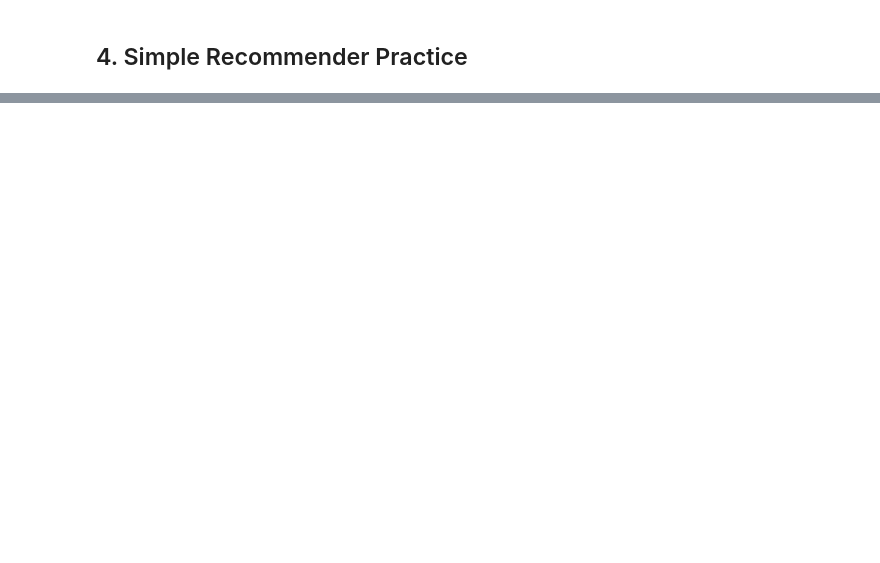
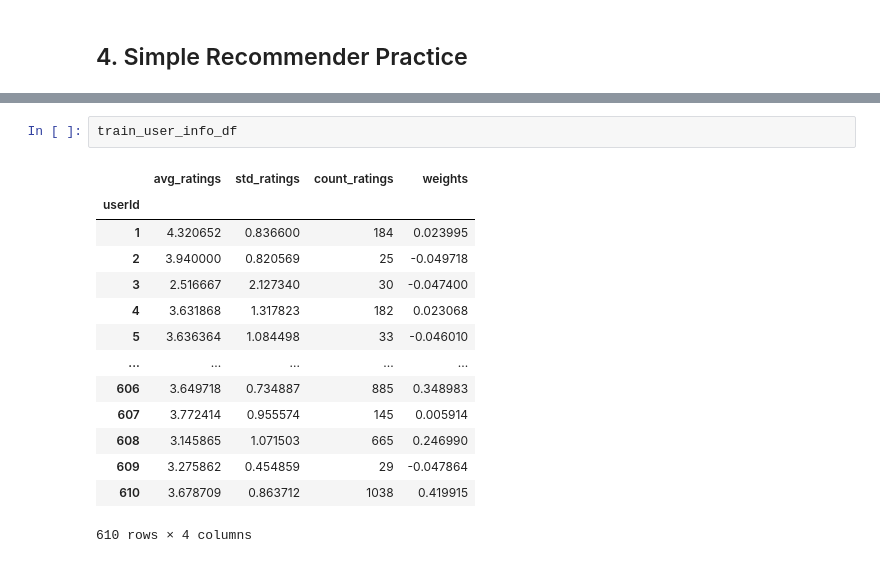
Before and after one commit to KevinTheRainmaker/Recommendation_Algorithms, a Jupyter notebook: colab/fastcampus/Recommender_Trial.ipynb, the cells around one changed output, grey strips where cells are left out. Cells and saved outputs as stored; diff of their text form; blank space fills up the shorter version.

```diff
--- a/colab/fastcampus/Recommender_Trial.ipynb
+++ b/colab/fastcampus/Recommender_Trial.ipynb
@@ -245,0 +369,17 @@ Number of Unseen data in test set: (852, 4)
+# %%
+train_user_info_df
+# %% [output]
+|  | avg_ratings | std_ratings | count_ratings | weights |
+| userId |  |  |  |  |
+| 1 | 4.320652 | 0.836600 | 184 | 0.023995 |
+| 2 | 3.940000 | 0.820569 | 25 | -0.049718 |
+| 3 | 2.516667 | 2.127340 | 30 | -0.047400 |
+| 4 | 3.631868 | 1.317823 | 182 | 0.023068 |
+| 5 | 3.636364 | 1.084498 | 33 | -0.046010 |
+| ... | ... | ... | ... | ... |
+| 606 | 3.649718 | 0.734887 | 885 | 0.348983 |
+| 607 | 3.772414 | 0.955574 | 145 | 0.005914 |
+| 608 | 3.145865 | 1.071503 | 665 | 0.246990 |
+| 609 | 3.275862 | 0.454859 | 29 | -0.047864 |
+| 610 | 3.678709 | 0.863712 | 1038 | 0.419915 |
+610 rows × 4 columns
```
Also changed, not shown: parts of 22 cells of this notebook.
